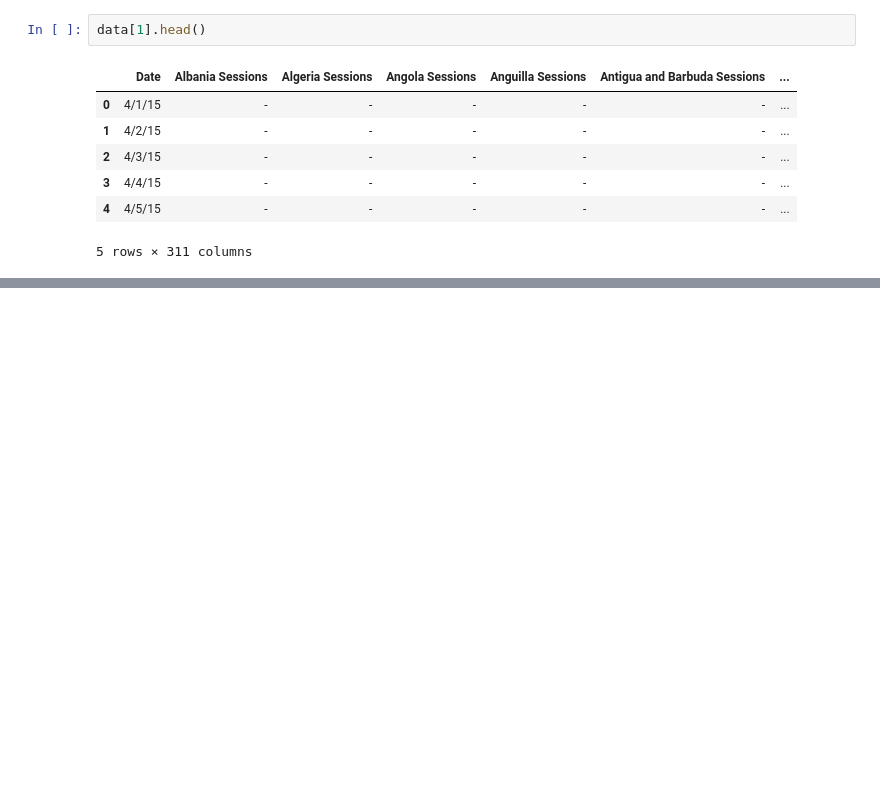
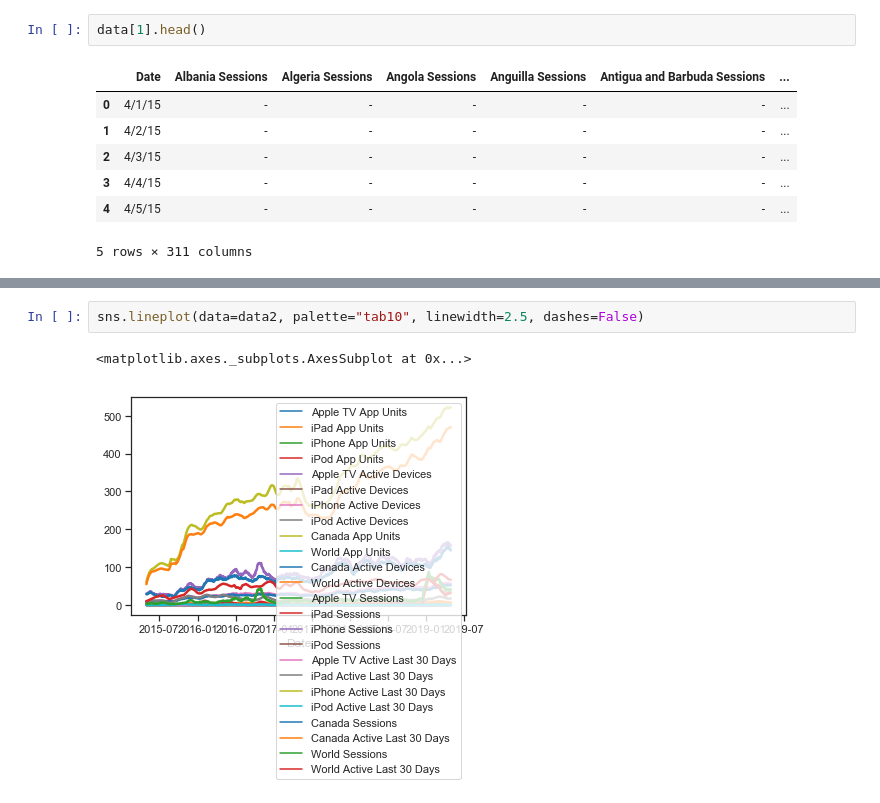
Before and after one commit to charles-yoon/sales-usage-model, a Jupyter notebook: sales-usage-model.ipynb, the cells around one changed output, grey strips where cells are left out. Saved outputs shown, nothing was run; the diff lists cells and outputs as text; blank space fills up the shorter version.

```diff
--- a/sales-usage-model.ipynb
+++ b/sales-usage-model.ipynb
@@ -103,0 +124,5 @@ dataset.head()
+# %%
+sns.lineplot(data=data2, palette="tab10", linewidth=2.5, dashes=False)
+# %% [output]
+<matplotlib.axes._subplots.AxesSubplot at 0x...>
+[figure, added]
```
Also changed, not shown: parts of 7 cells of this notebook, 9 other files.
